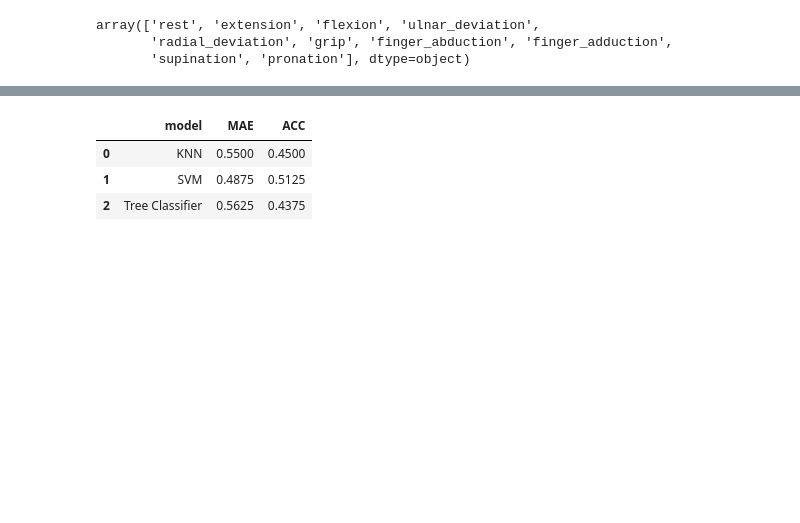
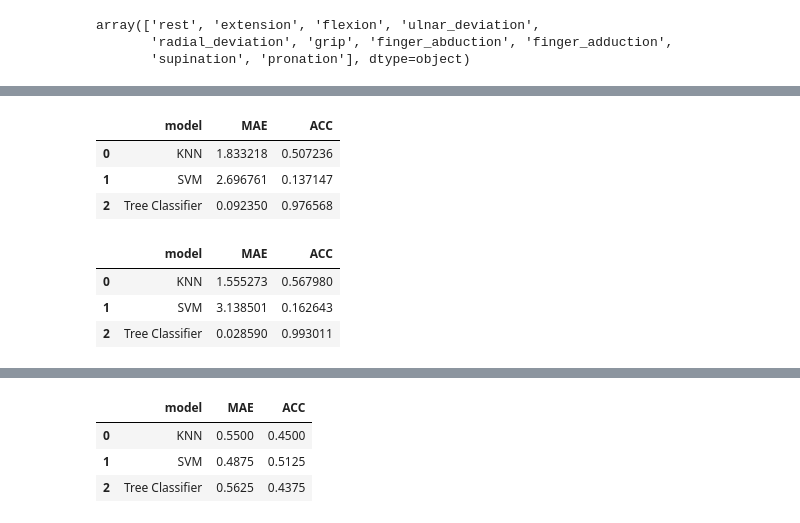
Before and after one commit to Beloin/TCC-HandMovementClassifier, a Jupyter notebook: classifier_test04.ipynb, the cells around one changed output, grey strips where cells are left out. Drawn from its saved outputs; the diff is of its cells as text; code cells hidden in the pictures; blank space fills up the shorter version.

```diff
--- a/classifier_test04.ipynb
+++ b/classifier_test04.ipynb
@@ -188,0 +196,54 @@ get_score_and_accuracy(X, Y)
+# %%
+classes = base['class'].unique()
+# classes = ['extension', 'rest', 'flexion']
+
+
+target_cols = 'class'
+train_cols = ['SENSOR0_RMS', 'SENSOR1_RMS', 'SENSOR2_RMS', 'SENSOR3_RMS']
+
+
+new_bases = []
+for i in classes:
+    curr_base = base.loc[base['class'] == i]
+    for col in train_cols:
+        no_out = remove_outliers(curr_base, col)
+        new_bases.append(no_out)
+
+cleased_base = pd.concat(new_bases)
+
+X = cleased_base[train_cols]
+Y = cleased_base[target_cols]
+
+get_score_and_accuracy(X, Y)
+# %% [output]
+|  | model | MAE | ACC |
+| 0 | KNN | 1.833218 | 0.507236 |
+| 1 | SVM | 2.696761 | 0.137147 |
+| 2 | Tree Classifier | 0.092350 | 0.976568 |
+# %%
+classes = base['class'].unique()
+# classes = ['extension', 'rest', 'flexion']
+
+
+target_cols = 'class'
+train_cols = ['SENSOR0_APPEN', 'SENSOR1_APPEN', 'SENSOR2_APPEN', 'SENSOR3_APPEN']
+
+
+new_bases = []
+for i in classes:
+    curr_base = base.loc[base['class'] == i]
+    for col in train_cols:
+        no_out = remove_outliers(curr_base, col)
+        new_bases.append(no_out)
+
+cleased_base = pd.concat(new_bases)
+
+X = cleased_base[train_cols]
+Y = cleased_base[target_cols]
+
+get_score_and_accuracy(X, Y)
+# %% [output]
+|  | model | MAE | ACC |
+| 0 | KNN | 1.555273 | 0.567980 |
+| 1 | SVM | 3.138501 | 0.162643 |
+| 2 | Tree Classifier | 0.028590 | 0.993011 |
```
Also changed, not shown: parts of 4 cells of this notebook.
